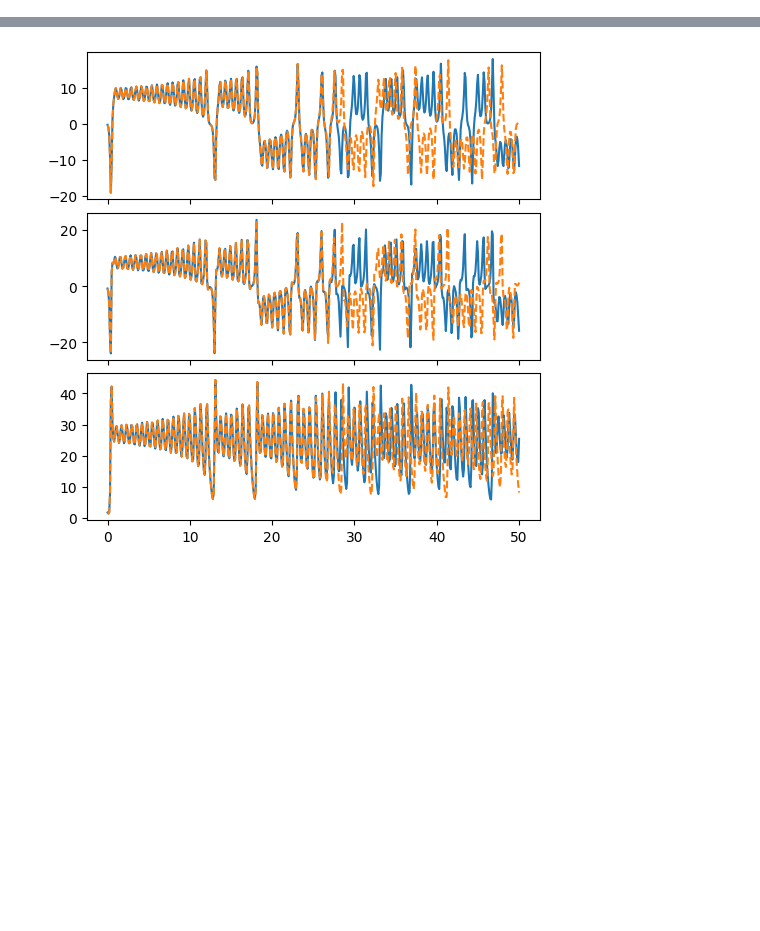
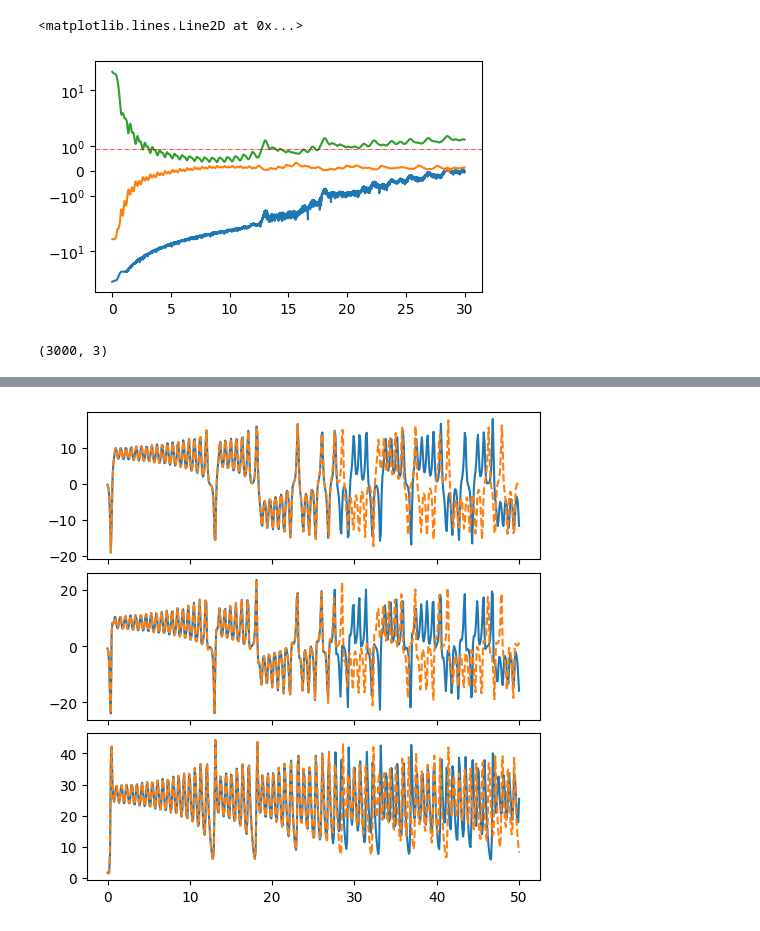
Before and after one commit to Jhko725/sandbox, a Jupyter notebook: local_predictability.ipynb, the cells around one changed output, grey strips where cells are left out. Cells and saved outputs as stored; diff of their text form; code cells hidden in the pictures; blank space fills up the shorter version.

```diff
--- a/local_predictability.ipynb
+++ b/local_predictability.ipynb
@@ -18,0 +92,3 @@ dataset_loaded = TimeSeriesDataset.load("./data/lorenz.hdf5")
+# %%
+lorenz_tangent = TangentODE(lorenz)
+lorenz_tangent
@@ -18,0 +102,10 @@ dataset_loaded = TimeSeriesDataset.load("./data/lorenz.hdf5")
+# %%
+u0_tangent = (dataset_loaded.u0[0], jnp.identity(lorenz.dim))
+sol = solve_ode(
+    lorenz_tangent,
+    jnp.arange(0, 30, 0.01),
+    u0_tangent,
+    rtol=1e-6,
+    atol=1e-6,
+    max_steps=4096,
+)
@@ -18,0 +191,5 @@ dataset_loaded = TimeSeriesDataset.load("./data/lorenz.hdf5")
+# %%
+eigvals = jnp.sort(
+    jnp.linalg.eigvals(jnp.matmul(jnp.matrix_transpose(sol[1]), sol[1])), axis=-1
+)
+eigvals
@@ -18,0 +204,17 @@ dataset_loaded = TimeSeriesDataset.load("./data/lorenz.hdf5")
+# %%
+t = jnp.arange(0, 30, 0.01)
+lya = jnp.log(eigvals) / jnp.expand_dims(t, axis=-1)
+fig, ax = plt.subplots(1, 1, figsize=(5, 3))
+ax.plot(t, lya[:, 0])
+ax.plot(t, lya[:, 1])
+ax.plot(t, lya[:, 2])
+ax.set_yscale("symlog", base=10)
+ax.axhline(
+    y=0.90566,
+    color="red",
+    linewidth=0.5,
+    linestyle="-.",
+)
+# %% [output]
+<matplotlib.lines.Line2D at 0x...>
+[figure, added]
@@ -18,0 +224,4 @@ dataset_loaded = TimeSeriesDataset.load("./data/lorenz.hdf5")
+# %%
+log_norms.shape
+# %% [output]
+(3000, 3)
```
Also changed, not shown: parts of 43 cells of this notebook, 1 other file.
